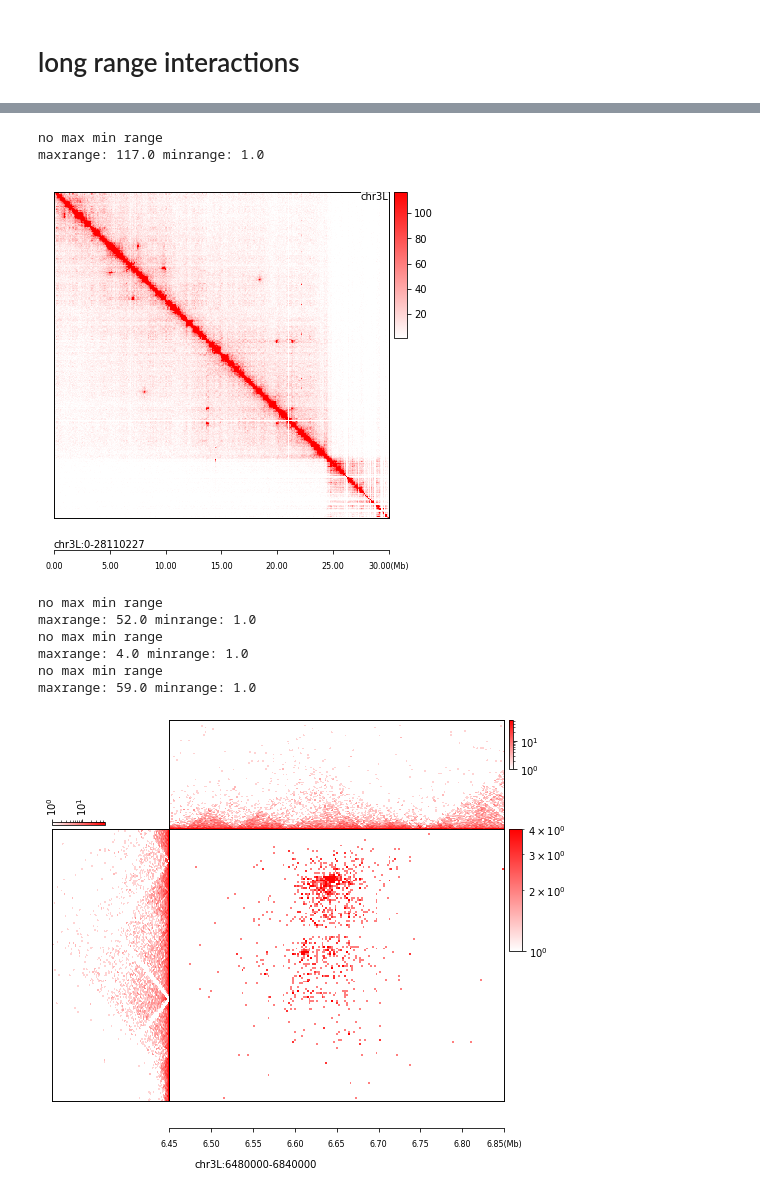
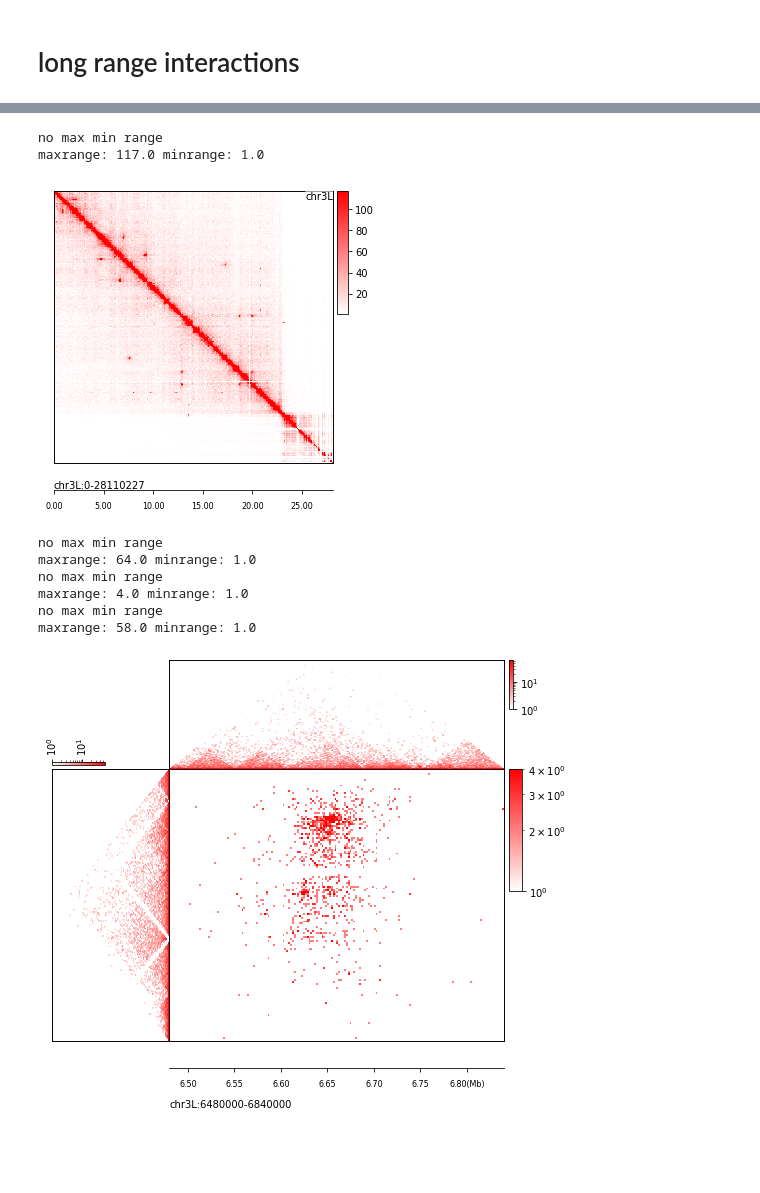
Before and after one commit to seqyuan/trackc, a Jupyter notebook: docs/examples/long_range_interact.ipynb, the cells around one changed output, grey strips where cells are left out. Saved outputs shown, nothing was run; the diff lists cells and outputs as text; code cells hidden in the pictures; blank space fills up the shorter version.

```diff
--- a/docs/examples/long_range_interact.ipynb
+++ b/docs/examples/long_range_interact.ipynb
@@ -33,15 +19,15 @@ GSM6614565_Dmel_w1118_larva_CNS_HiC_2.mcool::/resolutions/512000
 # %%
-ten = tc.tenon(width=6, height=6)
+ten = tc.tenon(figsize=(5,5))
 ten.add(pos='bottom', height=1, hspace=0)
 
-clr = cooler.Cooler("GSM6614565_Dmel_w1118_larva_CNS_HiC_2.mcool::/resolutions/64000")
+clr = cooler.Cooler("GSM6614565_Dmel_w1118_larva_CNS.cool")
 mat = tc.tl.extractCisContact(clr=clr, region='chr3L')
 tc.pl.mapC(ax=ten.axs(0), mat=mat, label='chr3L', map_type='square',
            symmetric=True)
 
 region = f'chr3L:0-{clr.chromsizes["chr3L"]}'
 tc.pl.scale_track(ax=ten.axs(0), region=region, scale_adjust='Mb', tick_pos='bottom', ratio2ax=0)
 # %% [output]
 no max min range
 maxrange: 117.0 minrange: 1.0
-[figure, old version]
+[figure, new version]
@@ -50,12 +34,13 @@ clr = cooler.Cooler("GSM6614565_Dmel_w1118_larva_CNS_HiC_2.mcool::/resolutions/2
 # %%
-ten = tc.tenon(width=6, height=1)
+ten = tc.tenon(figsize=(6,1))
 ten.add(pos='bottom', height=2, hspace=0)
 ten.add(pos='bottom', height=5, hspace=0)
 axin_l = ten.axs(1).inset_axes([-0.35, 0, 0.35, 1])
 
-
 region1 = 'chr3L:6480000-6840000'
 region2 = 'chr3L:9380000-9100000'
+
+clr = cooler.Cooler("GSM6614565_Dmel_w1118_larva_CNS.2k.cool")
 
 mat_c = tc.tl.extractContactRegions(clr=clr, row_regions=region2, col_regions=region1)
 mat_u = tc.tl.extractCisContact(clr=clr, region=region1, extend=150)
@@ -67,9 +52,9 @@ tc.pl.mapC(ax=axin_l, mat2=mat_l, map_type='rectangle', height=150, trans_ax=Tru
 tc.pl.scale_track(ax=ten.axs(1), region=region1, scale_adjust='Mb', tick_pos='bottom', ratio2ax=0.15)
 # %% [output]
 no max min range
-maxrange: 52.0 minrange: 1.0
+maxrange: 64.0 minrange: 1.0
 no max min range
 maxrange: 4.0 minrange: 1.0
 no max min range
-maxrange: 59.0 minrange: 1.0
+maxrange: 58.0 minrange: 1.0
-[figure, old version]
+[figure, new version]
```
Also changed, not shown: parts of 5 cells of this notebook, 42 other files.
